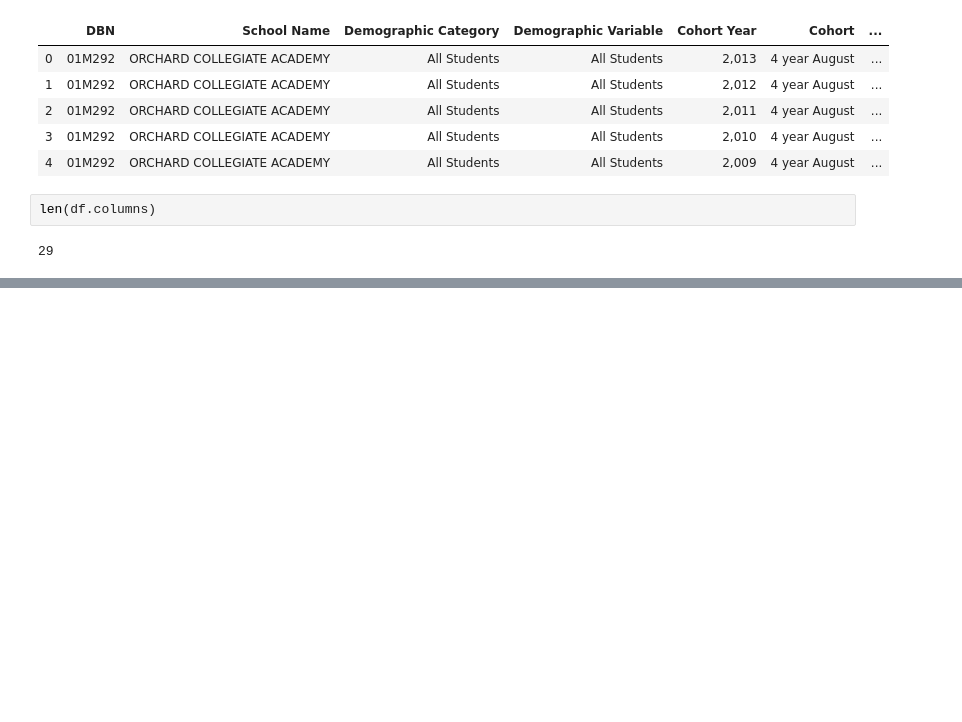
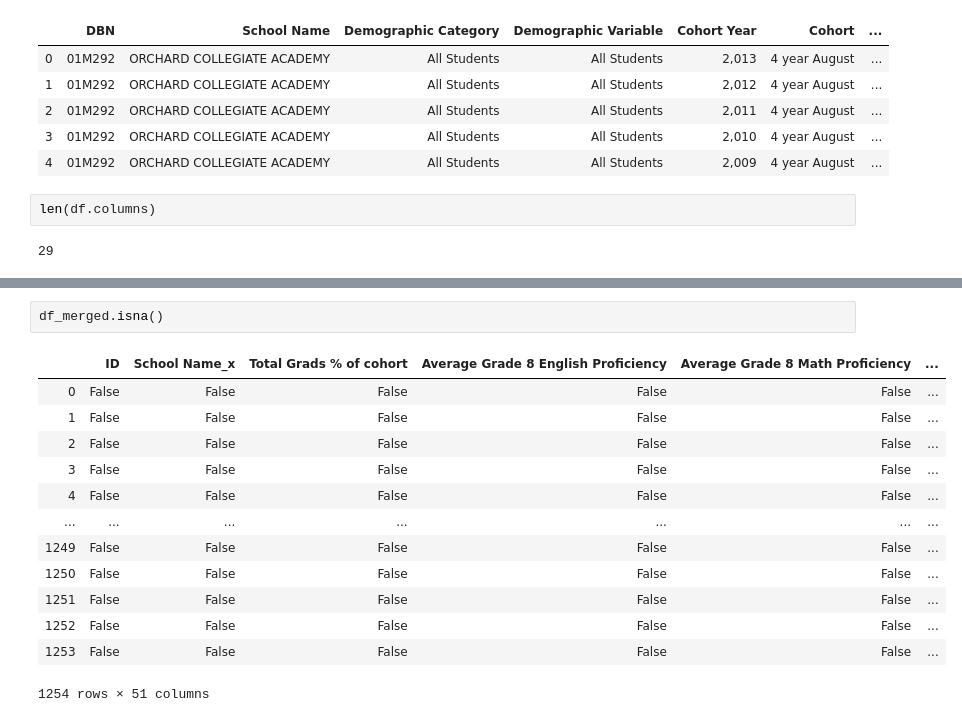
Before and after one commit to markabrennan/NYC-HS-Success, a Jupyter notebook: Prelim-EDA.ipynb, the cells around one changed output, grey strips where cells are left out. Saved outputs shown, nothing was run; the diff lists cells and outputs as text; blank space fills up the shorter version.

```diff
--- a/Prelim-EDA.ipynb
+++ b/Prelim-EDA.ipynb
@@ -52,0 +517,16 @@ df1.head()
+# %%
+df_merged.isna()
+# %% [output]
+|  | ID | School Name_x | Total Grads % of cohort | Average Grade 8 English Proficiency | Average Grade 8 Math Proficiency | ... |
+| 0 | False | False | False | False | False | ... |
+| 1 | False | False | False | False | False | ... |
+| 2 | False | False | False | False | False | ... |
+| 3 | False | False | False | False | False | ... |
+| 4 | False | False | False | False | False | ... |
+| ... | ... | ... | ... | ... | ... | ... |
+| 1249 | False | False | False | False | False | ... |
+| 1250 | False | False | False | False | False | ... |
+| 1251 | False | False | False | False | False | ... |
+| 1252 | False | False | False | False | False | ... |
+| 1253 | False | False | False | False | False | ... |
+1254 rows × 51 columns
```
Also changed, not shown: parts of 136 cells of this notebook, 7 other files.
